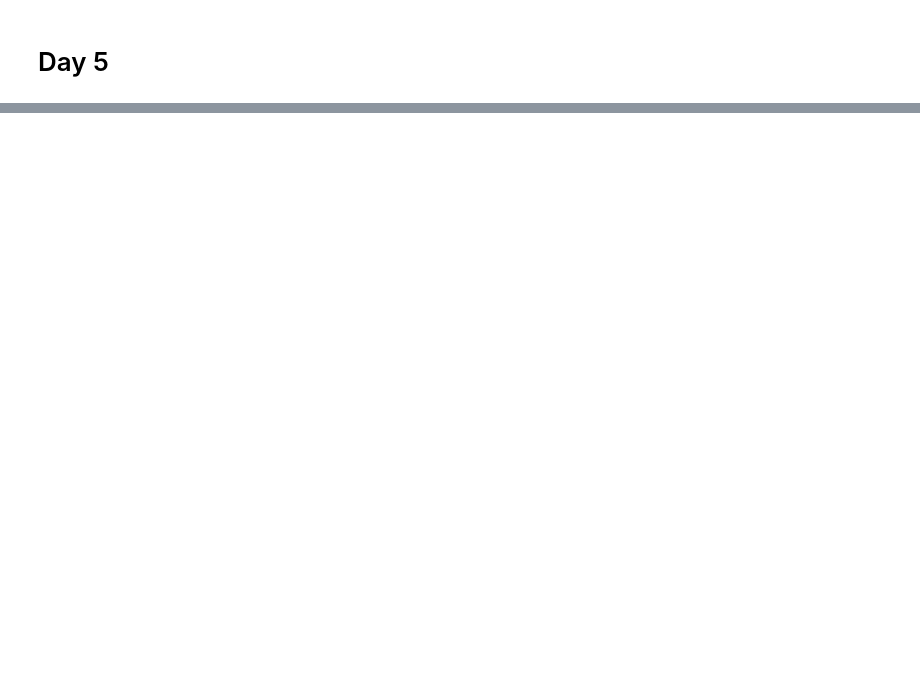
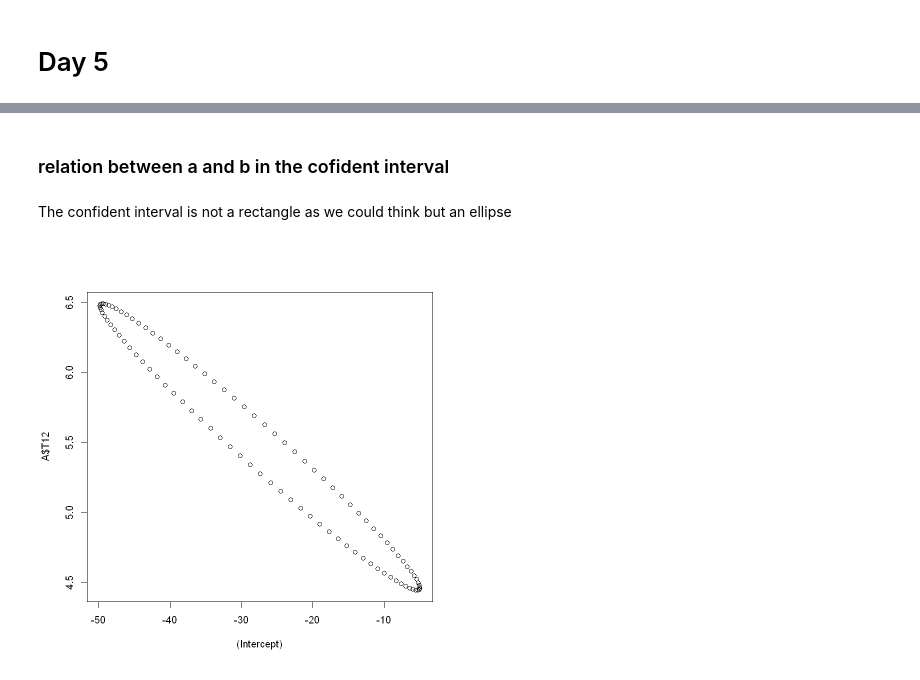
Before and after one commit to EricKiennemann/FSML2_R, a Jupyter notebook: R samples.ipynb, the cells around one changed output, grey strips where cells are left out. Drawn from its saved outputs; the diff is of its cells as text; code cells hidden in the pictures; blank space fills up the shorter version.

```diff
--- a/R samples.ipynb
+++ b/R samples.ipynb
@@ -606,0 +643,3 @@ sprintf("X ~ T(5), t s.t P(-z <= T <= z) = 0.3, t = %f",qt((1+0.3)/2,5))
+# %%
+A=read.table('Dataset_ozone.txt',header=TRUE,dec=',',sep=';')
+head(A)
@@ -606,0 +658,5 @@ sprintf("X ~ T(5), t s.t P(-z <= T <= z) = 0.3, t = %f",qt((1+0.3)/2,5))
+# %%
+plot(A$T12,A$maxO3)
+#some kind of linear tendency
+L=lm(A$maxO3~A$T12)
+L
@@ -606,0 +730,2 @@ sprintf("X ~ T(5), t s.t P(-z <= T <= z) = 0.3, t = %f",qt((1+0.3)/2,5))
+# %% [markdown]
+### relation between a and b in the cofident interval
@@ -606,0 +734,6 @@ sprintf("X ~ T(5), t s.t P(-z <= T <= z) = 0.3, t = %f",qt((1+0.3)/2,5))
+# %% [markdown]
+The confident interval is not a rectangle as we could think but an ellipse
+# %%
+plot(ellipse(L,c(1,2),level = 0.95))
+# %% [output]
+[figure, added]
```
Also changed, not shown: parts of 123 cells of this notebook, 3 other files.
